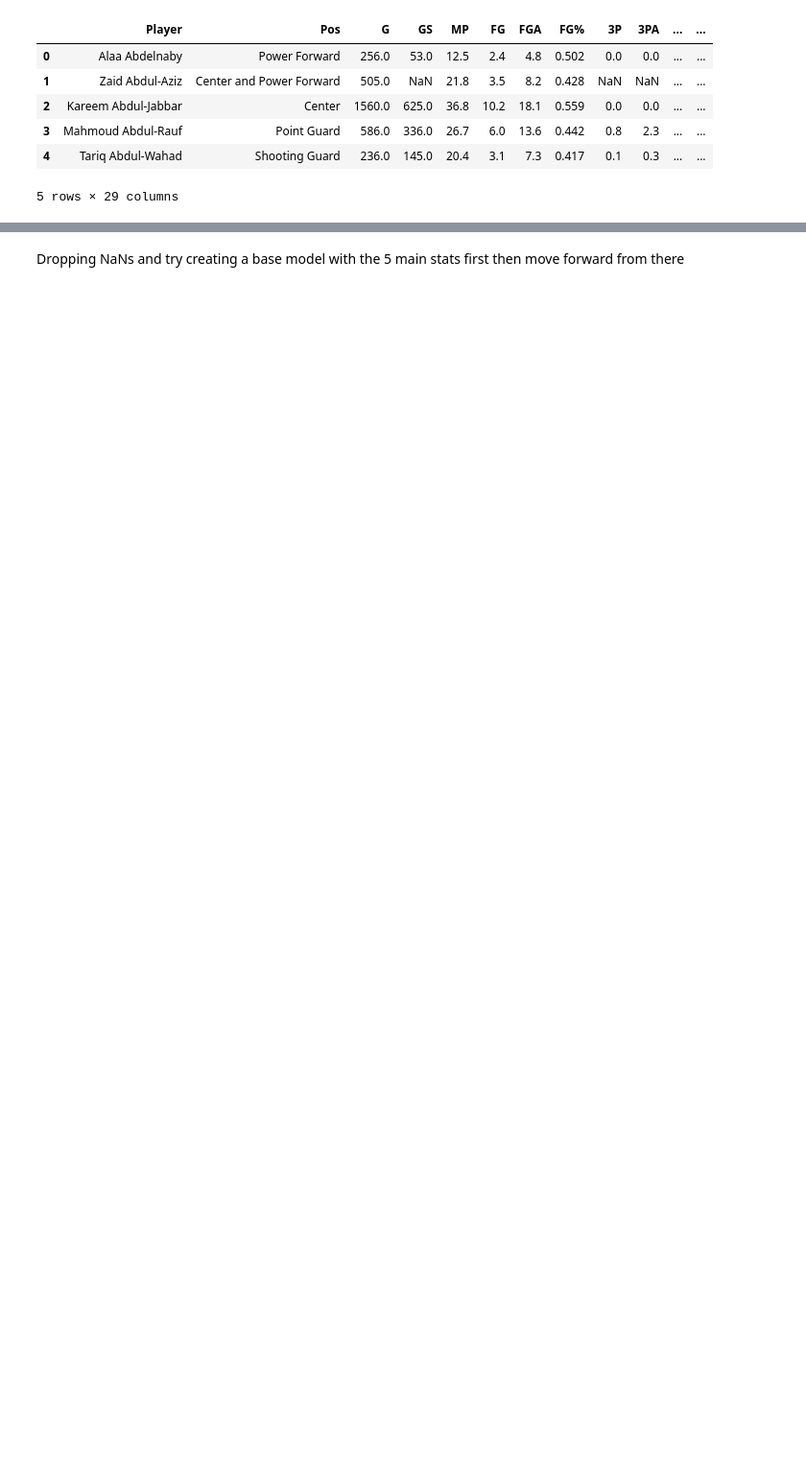
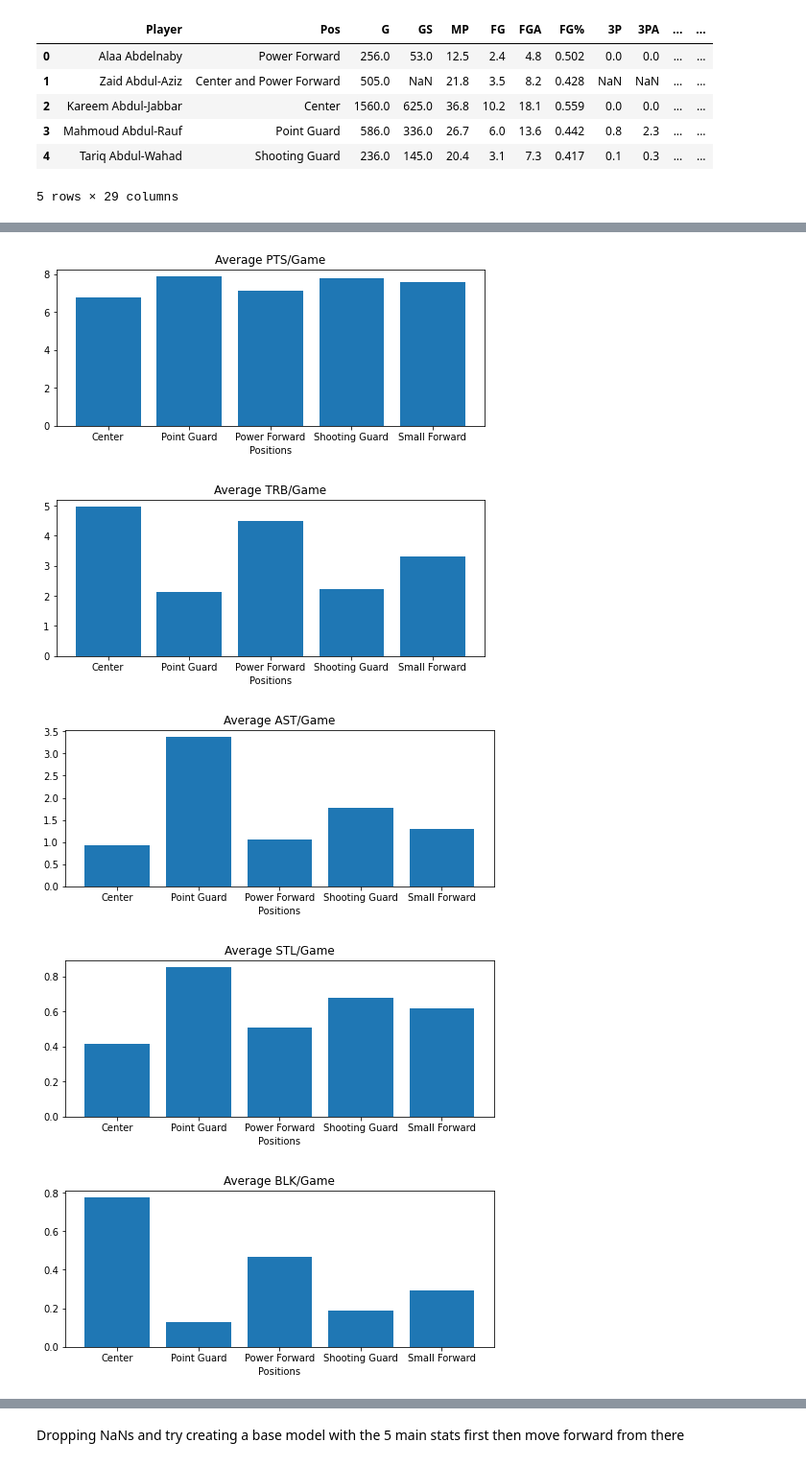
Before and after one commit to wjlau/capstone3, a Jupyter notebook: predicting_player_positions.ipynb, the cells around one changed output, grey strips where cells are left out. Shown at 96% size. Cells and saved outputs as stored; diff of their text form; code cells hidden in the pictures; blank space fills up the shorter version.

```diff
--- a/predicting_player_positions.ipynb
+++ b/predicting_player_positions.ipynb
@@ -176,0 +201,12 @@ pd.plotting.scatter_matrix(all_player_stats[['PTS', 'TRB', 'AST', 'STL', 'BLK']]
+# %%
+for feature in ['PTS', 'TRB', 'AST', 'STL', 'BLK']:
+    fig, ax = plt.subplots(figsize = (8,3))
+    ax.bar(summary.index, summary[feature])
+    ax.set_xlabel('Positions')
+    ax.set_title(f'Average {feature}/Game');
+# %% [output]
+[figure, added]
+[figure, added]
+[figure, added]
+[figure, added]
+[figure, added]
```
Also changed, not shown: parts of 44 cells of this notebook.
